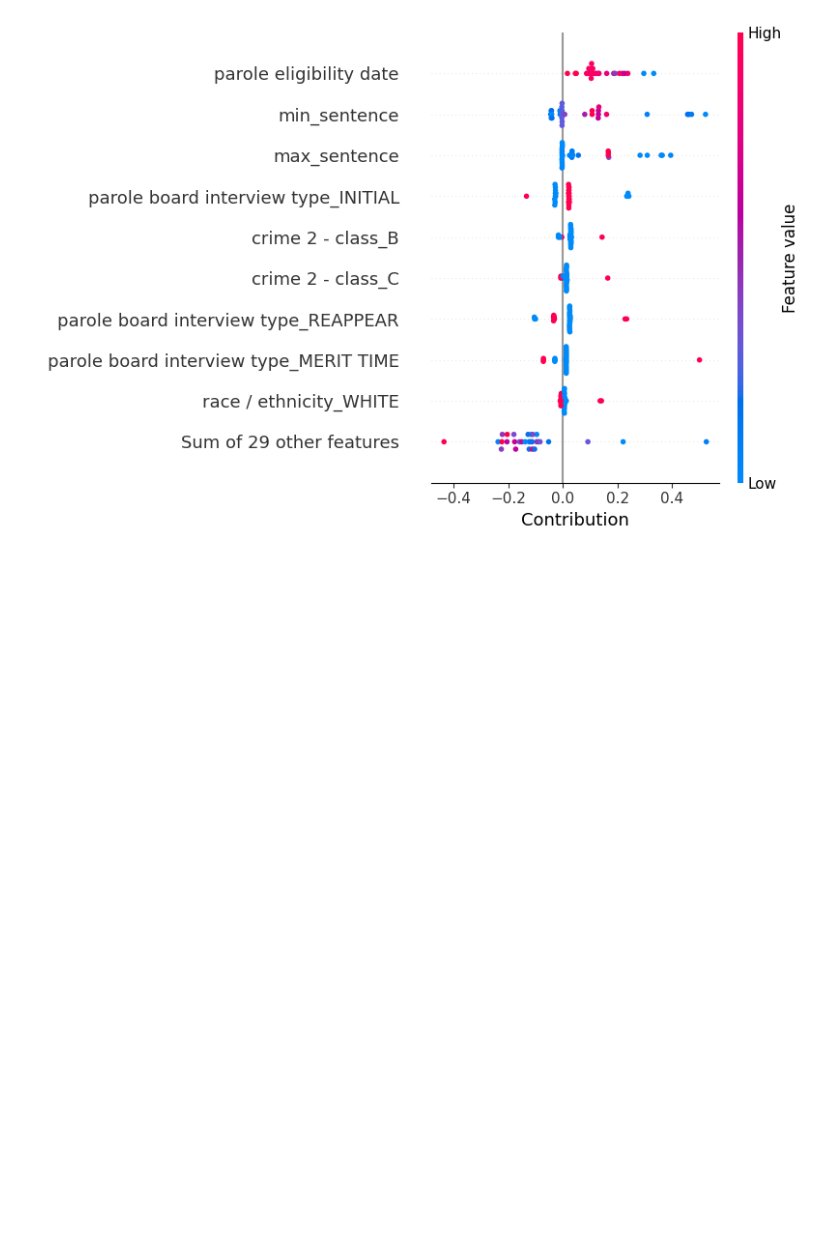
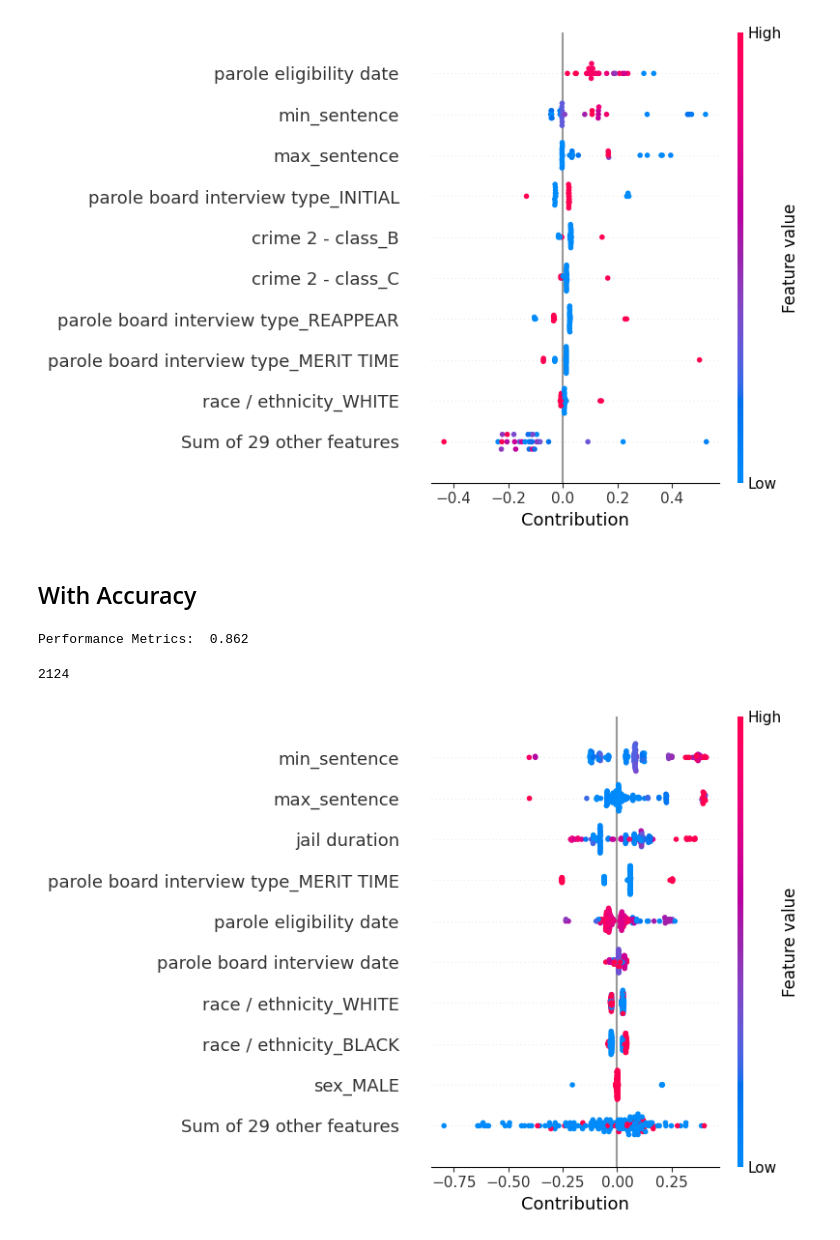
Before and after one commit to Idrissben/Interpretable-jimams, a Jupyter notebook: notebooks/step_7.ipynb, the cells around one changed output. Cells and saved outputs as stored; diff of their text form; code cells hidden in the pictures; blank space fills up the shorter version.

Commit message:
Added accuracy based XPER

```diff
--- a/notebooks/step_7.ipynb
+++ b/notebooks/step_7.ipynb
@@ -179,3 +179,39 @@ viz.bar_plot(XPER_values=XPER_values, X_test=pd.DataFrame(X_test), labels=labels
 viz.beeswarn_plot(XPER_values=XPER_values,X_test=pd.DataFrame(X_test),labels=labels)
 # %% [output]
 [figure]
+# %% [markdown]
+## With Accuracy
+# %%
+df_sample = df_one_hot.sample(n=500)
+
+
+X_train, X_test, y_train, y_test = train_test_split(df_sample.drop('y',axis=1), df_sample['y'],
+                                                    stratify=df_sample['y'], test_size=0.3, random_state=42)
+# %%
+# Define the evaluation metric(s) to be used
+XPER = ModelPerformance(X_train, y_train, X_test, y_test, model_xgb, sample_size=500)
+
+# Evaluate the model performance using the specified metric(s)
+PM = XPER.evaluate(["AUC"])
+
+# Print the performance metrics
+print("Performance Metrics: ", round(PM, 3))
+# %% [output]
+Performance Metrics:  0.862
+# %%
+# Option 1 - Kernel True
+# Calculate XPER values for the model's performance
+XPER_values = XPER.calculate_XPER_values(["Accuracy"])
+# %% [output]
+2124
+# %%
+import pandas as pd
+from XPER.viz.Visualisation import visualizationClass as viz
+
+labels = list(X_test.columns)
+
+viz.bar_plot(XPER_values=XPER_values, X_test=pd.DataFrame(X_test), labels=labels, p=10 ,percentage=True)
+# %%
+viz.beeswarn_plot(XPER_values=XPER_values,X_test=pd.DataFrame(X_test),labels=labels)
+# %% [output]
+[figure, added]
```
Also changed, not shown: 1 other file.
